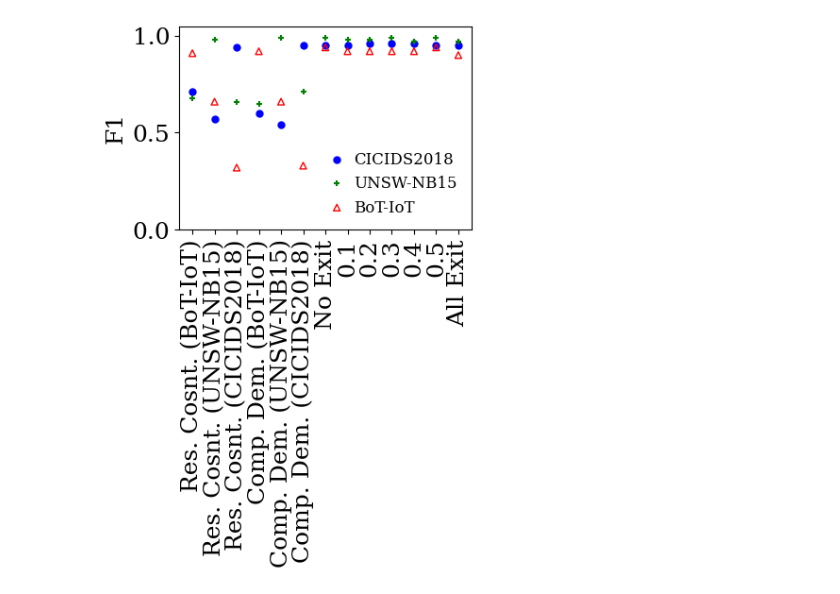
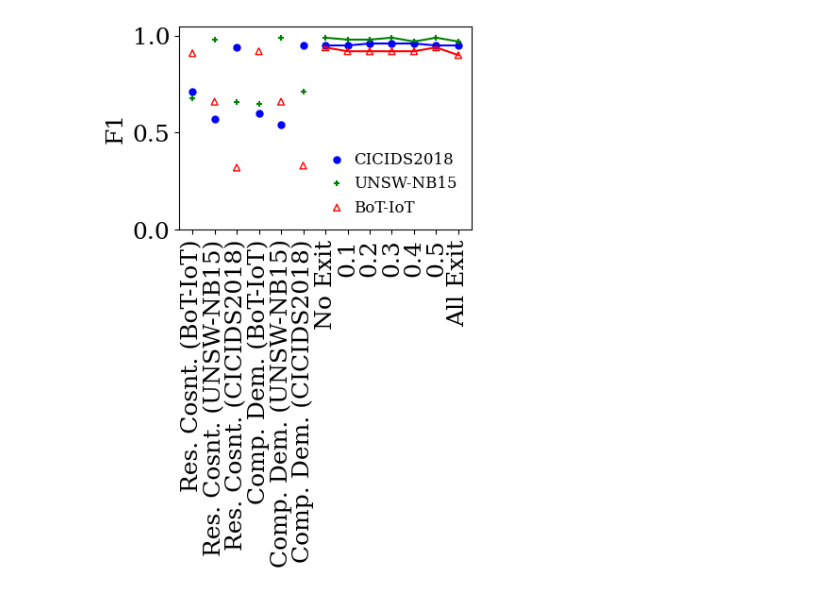
Before and after one commit to LucasSotomaiorAPereira/pibic-25-26, a Jupyter notebook: versao_artigo/f1_display.ipynb, the cells around one changed output. Cells and saved outputs as stored; diff of their text form; code cells hidden in the pictures.

```diff
--- a/versao_artigo/f1_display.ipynb
+++ b/versao_artigo/f1_display.ipynb
@@ -18,31 +18,41 @@ valores_lista_unsw = [0.68, 0.98, 0.66, 0.65, 0.99, 0.71, 0.99, 0.98, 0.98, 0.99
 valores_lista_cic = [0.71, 0.57, 0.94, 0.60, 0.54, 0.95, 0.95, 0.95, 0.96, 0.96, 0.96, 0.95, 0.95]
 
 
 x_indices = range(qtd_elementos)
 
 plt.figure(figsize=(4, 3.5*0.8))
 
 plt.rcParams['font.family'] = 'serif'
 
 plt.rcParams['font.serif'] = ['Times New Roman'] + plt.rcParams['font.serif']
 
 plt.rcParams.update({'font.size': 18})
 
 
 plt.scatter(x_indices, valores_lista_cic, marker='o', color='blue', label='CICIDS2018', s=25)
 plt.scatter(x_indices, valores_lista_unsw, marker='+', color='green', label='UNSW-NB15', s=25)
 plt.scatter(x_indices, valores_lista_bot, marker='^', color='red', label='BoT-IoT', s=25, facecolors='none')
 
+indices_linha = range(6, 13)
+
+y_cic_linha = [valores_lista_cic[i] for i in indices_linha]
+y_unsw_linha = [valores_lista_unsw[i] for i in indices_linha]
+y_bot_linha = [valores_lista_bot[i] for i in indices_linha]
+
+plt.plot(indices_linha, y_cic_linha, color='blue', linestyle='-')
+plt.plot(indices_linha, y_unsw_linha, color='green', linestyle='-')
+plt.plot(indices_linha, y_bot_linha, color='red', linestyle='-')
+
 plt.xticks(ticks=x_indices, labels=labels, rotation=90)
 
 plt.ylabel('F1')
 
 plt.ylim(0, 1.05)
 plt.grid(False)
 
 plt.legend(frameon=False, loc='lower right', fontsize=12, handletextpad=0.1)
 plt.savefig('graficos/compacuracia.pdf', bbox_inches='tight', pad_inches=0.02)
 
 plt.show()
 # %% [output]
-[figure, old version]
+[figure, new version]
```
Also changed, not shown: parts of 1 cell of this notebook, 1 other file.
